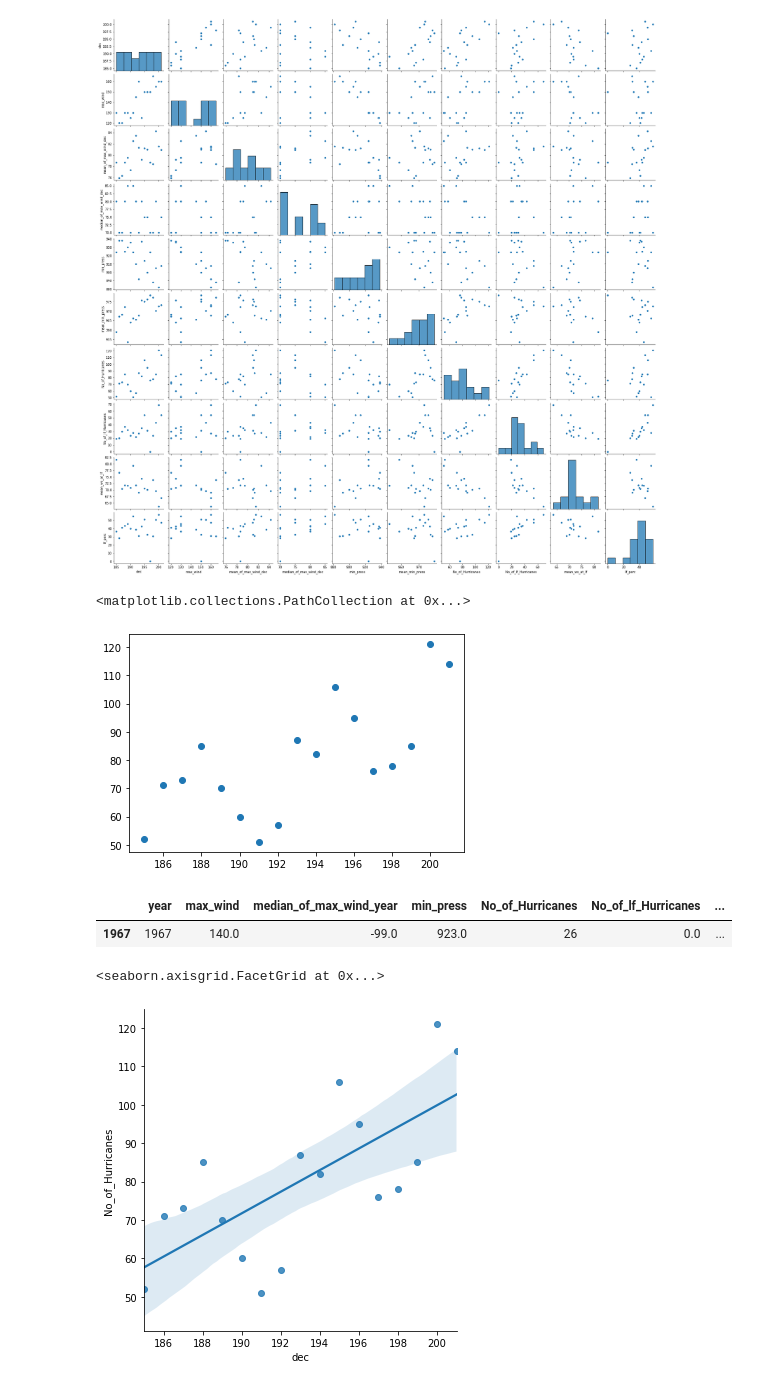
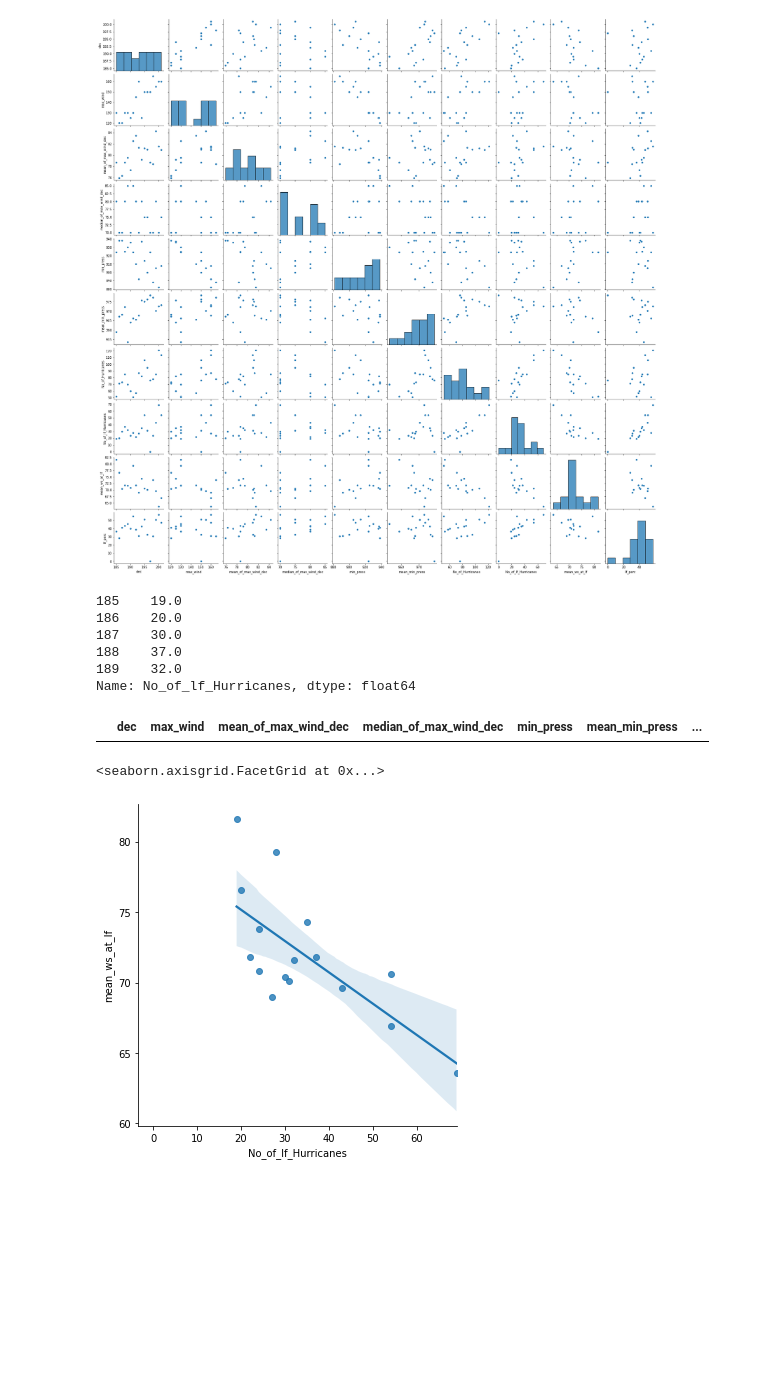
Before and after one commit to nicolascarva/HURDAT, a Jupyter notebook: Hurdat.ipynb, the cells around one changed output. Saved outputs shown, nothing was run; the diff lists cells and outputs as text; code cells hidden in the pictures; blank space fills up the shorter version.

```diff
--- a/Hurdat.ipynb
+++ b/Hurdat.ipynb
@@ -166,42 +166,42 @@ See the caveats in the documentation: https://pandas.pydata.org/pandas-docs/stab
 # %% [markdown]
 ####We'll filter out hurricanes which wind speed did not reach 50mph
 # %%
-df_hur2=df_hur.loc[df_hur['max_wind']>=50]
-dropped=len(df_hur)-len(df_hur2)
+df_hur50=df_hur.loc[df_hur['max_wind']>=50]
+dropped=len(df_hur)-len(df_hur50)
 
 print(dropped, 'storms that did not surpass 50mph dropped')
-print(len(df_hur2), 'Hurricanes remaining in dataset')
+print(len(df_hur50), 'Hurricanes remaining in dataset')
 # %% [output]
 530 storms that did not surpass 50mph dropped
 1363 Hurricanes remaining in dataset
 # %%
 #Group data by decades
-max_wind_dec=df_hur2.groupby(['dec'], sort=None)['max_wind'].max()
+max_wind_dec=df_hur50.groupby(['dec'], sort=None)['max_wind'].max()
 
-mean_of_max_wind_dec=df_hur2.groupby(['dec'], sort=None)['max_wind'].mean()
+mean_of_max_wind_dec=df_hur50.groupby(['dec'], sort=None)['max_wind'].mean()
 
-median_of_max_wind_dec=df_hur2.groupby(['dec'], sort=None)['max_wind'].median()
+median_of_max_wind_dec=df_hur50.groupby(['dec'], sort=None)['max_wind'].median()
 
-min_press_dec=df_hur2.groupby(['dec'], sort=None)['min_press'].min()
+min_press_dec=df_hur50.groupby(['dec'], sort=None)['min_press'].min()
 
-mean_min_press_dec=df_hur2.groupby(['dec'], sort=None)['min_press'].mean()
+mean_min_press_dec=df_hur50.groupby(['dec'], sort=None)['min_press'].mean()
 
-num_hur_dec=df_hur2['dec'].value_counts()
+num_hur_dec=df_hur50['dec'].value_counts()
 
-lf_dec=df_hur2.groupby(['dec'],sort=None)['lf'].sum()
+lf_dec=df_hur50.groupby(['dec'],sort=None)['lf'].sum()
 
-ws_lf_dec=df_hur2.groupby(['dec'],sort=None)['wind_speed_lf'].mean()  #Calculate mean wind speed recorded of hurricanes at time of landfall
+ws_lf_dec=df_hur50.groupby(['dec'],sort=None)['wind_speed_lf'].mean()  #Calculate mean wind speed recorded of hurricanes at time of landfall
 
 
-# unique_decs=df_hur2['dec'].unique()
+# unique_decs=df_hur50['dec'].unique()
 # unique_decs
-df_dec=pd.DataFrame({'dec': df_hur2['dec'].unique(), 'max_wind': max_wind_dec, 'mean_of_max_wind_dec': mean_of_max_wind_dec,'median_of_max_wind_dec': median_of_max_wind_dec, 'min_press': min_press_dec,'mean_min_press': mean_min_press_dec, 'No_of_Hurricanes': num_hur_dec, 'No_of_lf_Hurricanes': lf_dec, 'mean_ws_at_lf': round(ws_lf_dec,1)})
+df_dec50=pd.DataFrame({'dec': df_hur50['dec'].unique(), 'max_wind': max_wind_dec, 'mean_of_max_wind': mean_of_max_wind_dec,'median_of_max_wind': median_of_max_wind_dec, 'min_press': min_press_dec,'mean_min_press': mean_min_press_dec, 'No_of_Hurricanes': num_hur_dec, 'No_of_lf_Hurricanes': lf_dec, 'mean_ws_at_lf': round(ws_lf_dec,1)})
 
-df_dec['lf_perc']=round(df_dec['No_of_lf_Hurricanes']/df_dec['No_of_Hurricanes']*100,2)
+df_dec50['lf_perc']=round(df_dec50['No_of_lf_Hurricanes']/df_dec50['No_of_Hurricanes']*100,2)
 
 
-print('Total hurricanes',df_dec['No_of_Hurricanes'].sum()) #check
+print('Total hurricanes',df_dec50['No_of_Hurricanes'].sum()) #check
 print('')
-df_dec.head(25)
+df_dec50.head(25)
 # %% [output]
 Total hurricanes 1363
@@ -265,20 +291,22 @@ sns.pairplot(df_dec)
 # %% [output]
 <seaborn.axisgrid.PairGrid at 0x...>
 [figure]
-# %%
-import matplotlib.pyplot as plt
-
-plt.scatter(df_dec['dec'], df_dec['No_of_Hurricanes'], )
-# %% [output]
-<matplotlib.collections.PathCollection at 0x...>
-[figure, removed]
+# %%
+df_dec50['No_of_lf_Hurricanes']
+df_dec50['mean_ws_at_lf']
+# %% [output]
+185    19.0
+186    20.0
+187    30.0
+188    37.0
+189    32.0
+Name: No_of_lf_Hurricanes, dtype: float64
 # %%
-df_dec.loc[df_dec['median_of_max_wind_dec']<0]
+df_dec50.loc[df_dec50['median_of_max_wind_dec']<0]
 # %% [output]
-|  | year | max_wind | median_of_max_wind_year | min_press | No_of_Hurricanes | No_of_lf_Hurricanes | ... |
-| 1967 | 1967 | 140.0 | -99.0 | 923.0 | 26 | 0.0 | ... |
+|  | dec | max_wind | mean_of_max_wind_dec | median_of_max_wind_dec | min_press | mean_min_press | ... |
 # %%
-sns.lmplot(x='dec', y='No_of_Hurricanes',data=df_dec, ci=95)
+sns.lmplot(x='No_of_lf_Hurricanes', y='mean_ws_at_lf',data=df_dec50, ci=95)
 # %% [output]
 <seaborn.axisgrid.FacetGrid at 0x...>
-[figure, old version]
+[figure, new version]
```
Also changed, not shown: parts of 14 cells of this notebook.
